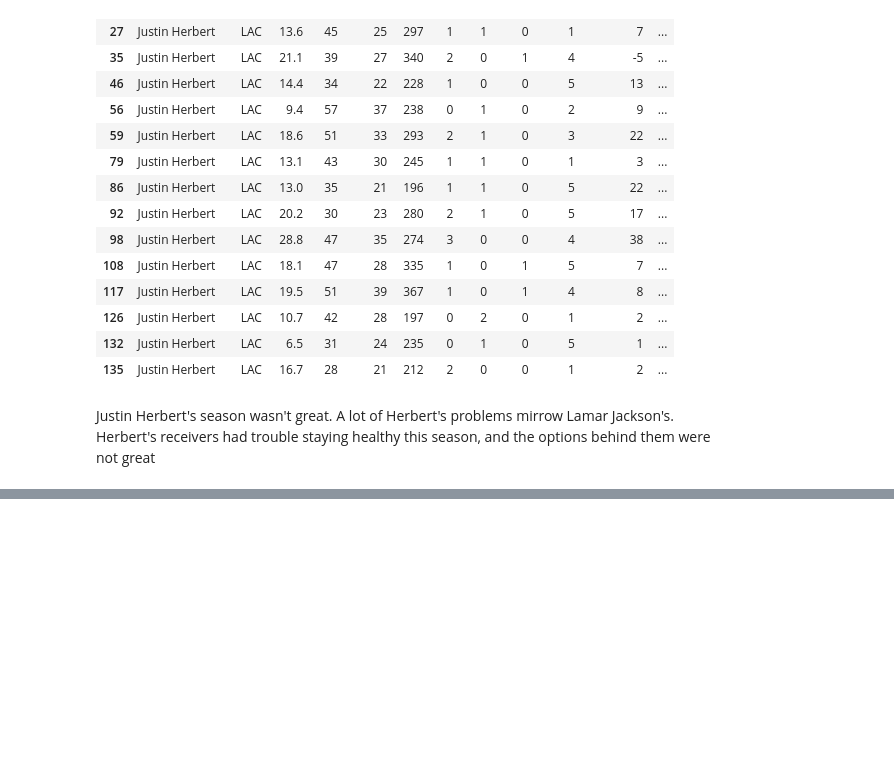
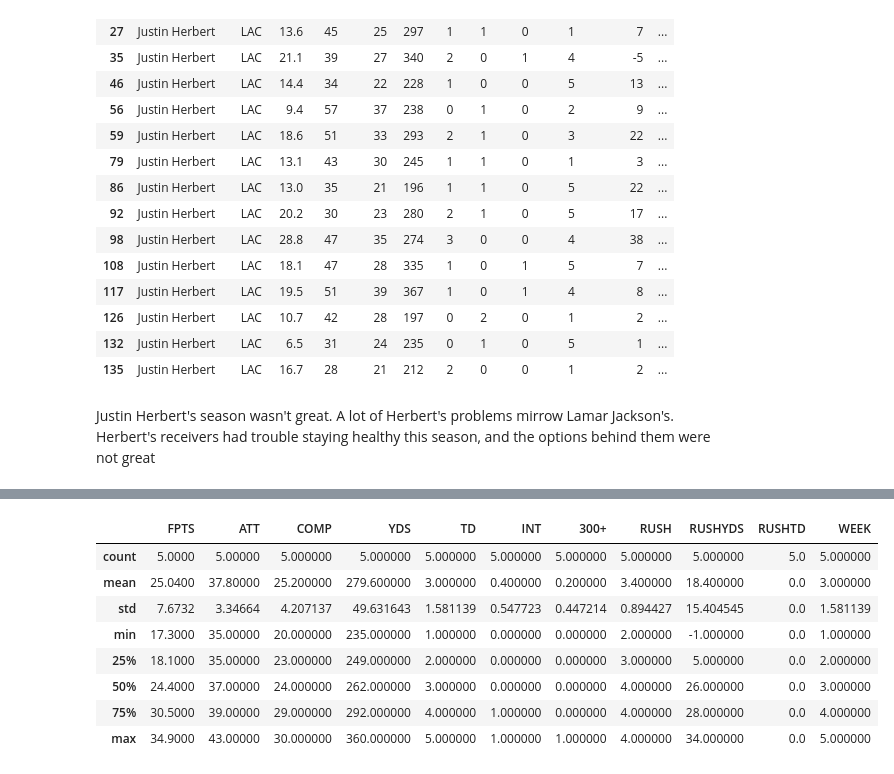
Before and after one commit to jonpb99/Fantasy_Football_Data_Analytics, a Jupyter notebook: 2022_Data/ff_research_qb.ipynb, the cells around one changed output, grey strips where cells are left out. Saved outputs shown, nothing was run; the diff lists cells and outputs as text; code cells hidden in the pictures; blank space fills up the shorter version.

```diff
--- a/2022_Data/ff_research_qb.ipynb
+++ b/2022_Data/ff_research_qb.ipynb
@@ -274,0 +325,13 @@ Justin Herbert's season wasn't great. A lot of Herbert's problems mirrow Lamar J
+# %%
+df_pm_prehill = df_pm.iloc[[0,1,2,3,4]]
+df_pm_prehill.describe()
+# %% [output]
+|  | FPTS | ATT | COMP | YDS | TD | INT | 300+ | RUSH | RUSHYDS | RUSHTD | WEEK |
+| count | 5.0000 | 5.00000 | 5.000000 | 5.000000 | 5.000000 | 5.000000 | 5.000000 | 5.000000 | 5.000000 | 5.0 | 5.000000 |
+| mean | 25.0400 | 37.80000 | 25.200000 | 279.600000 | 3.000000 | 0.400000 | 0.200000 | 3.400000 | 18.400000 | 0.0 | 3.000000 |
+| std | 7.6732 | 3.34664 | 4.207137 | 49.631643 | 1.581139 | 0.547723 | 0.447214 | 0.894427 | 15.404545 | 0.0 | 1.581139 |
+| min | 17.3000 | 35.00000 | 20.000000 | 235.000000 | 1.000000 | 0.000000 | 0.000000 | 2.000000 | -1.000000 | 0.0 | 1.000000 |
+| 25% | 18.1000 | 35.00000 | 23.000000 | 249.000000 | 2.000000 | 0.000000 | 0.000000 | 3.000000 | 5.000000 | 0.0 | 2.000000 |
+| 50% | 24.4000 | 37.00000 | 24.000000 | 262.000000 | 3.000000 | 0.000000 | 0.000000 | 4.000000 | 26.000000 | 0.0 | 3.000000 |
+| 75% | 30.5000 | 39.00000 | 29.000000 | 292.000000 | 4.000000 | 1.000000 | 0.000000 | 4.000000 | 28.000000 | 0.0 | 4.000000 |
+| max | 34.9000 | 43.00000 | 30.000000 | 360.000000 | 5.000000 | 1.000000 | 1.000000 | 4.000000 | 34.000000 | 0.0 | 5.000000 |
```
Also changed, not shown: parts of 12 cells of this notebook.
